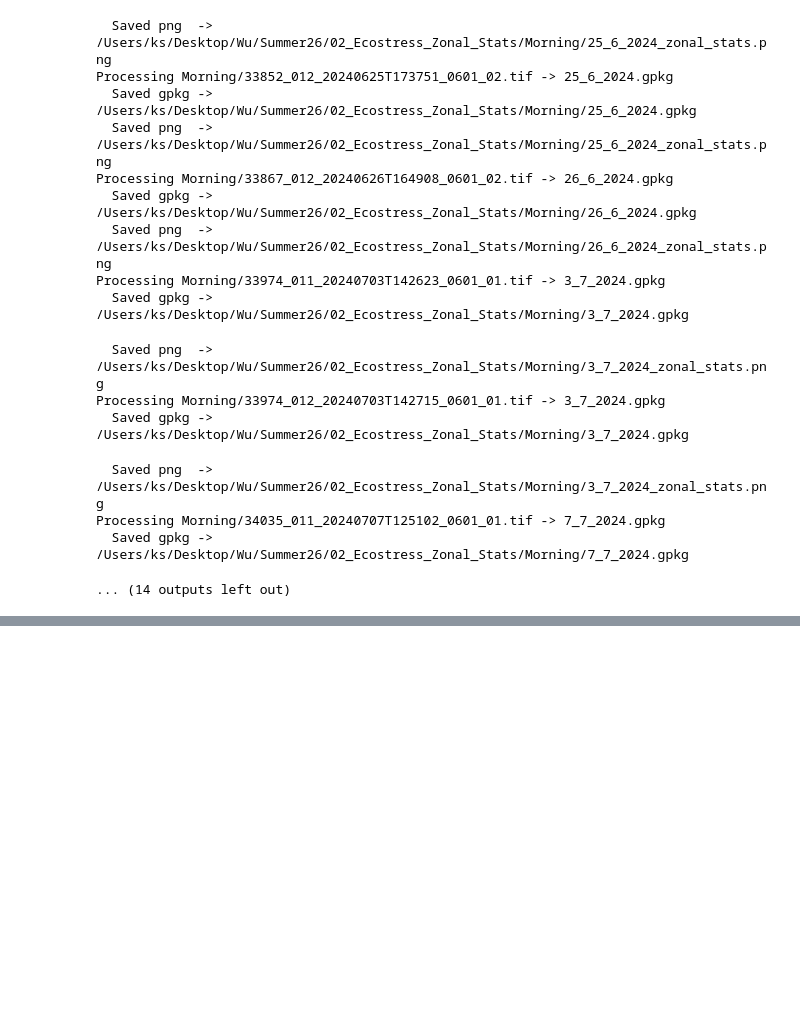
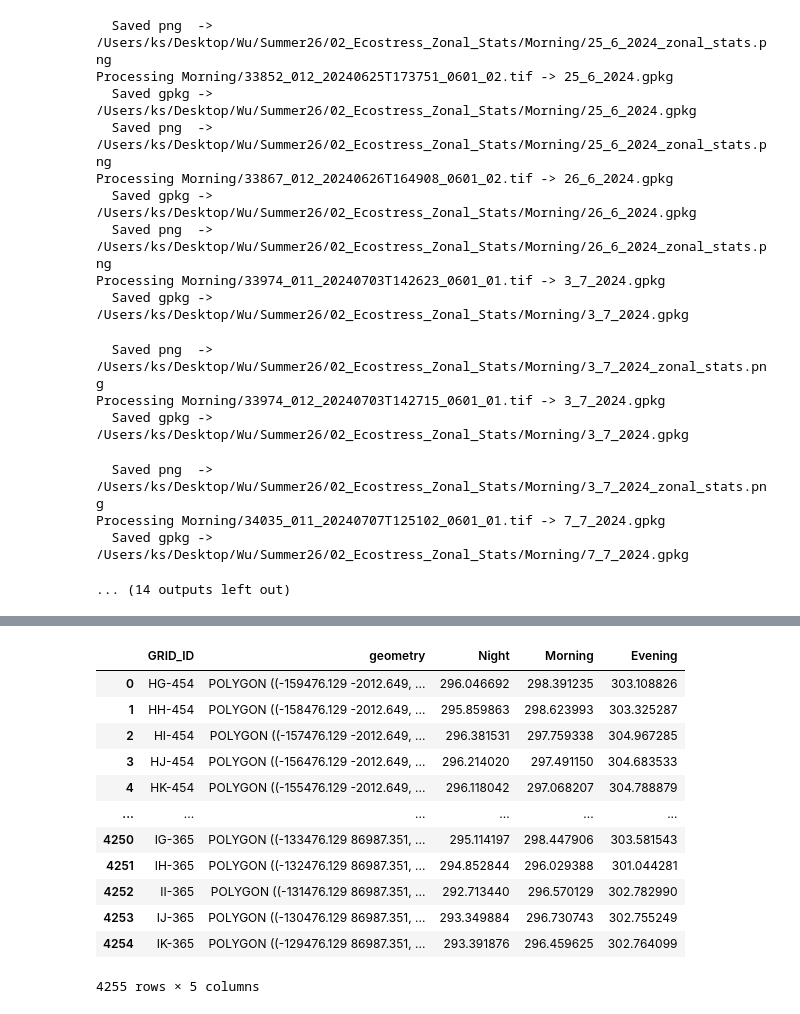
Before and after one commit to kstatham402/Summer26_E3_4County_Analysis, a Jupyter notebook: 02_Manage_Ecostress_Data/02_Calc_Grid_Coverage.ipynb, the cells around one changed output, grey strips where cells are left out. Drawn from its saved outputs; the diff is of its cells as text; code cells hidden in the pictures; blank space fills up the shorter version.

```diff
--- a/02_Manage_Ecostress_Data/02_Calc_Grid_Coverage.ipynb
+++ b/02_Manage_Ecostress_Data/02_Calc_Grid_Coverage.ipynb
@@ -258,7 +258,7 @@ def extract_date_from_filename(filename):
     return f"{dt.day}_{dt.month}_{dt.year}"
 
 
-def compute_zonal_stats(grid_orig, raster_path, grid_id_field="GEOID"):
+def compute_zonal_stats(grid_orig, raster_path, grid_id_field="GRID_ID"):
     """
     For a single tiff, compute mean, median, and stdev of pixel values
     within each grid cell.
@@ -451,3 +451,13 @@ Processing Morning/33974_012_20240703T142715_0601_01.tif -> 3_7_2024.gpkg
 Processing Morning/34035_011_20240707T125102_0601_01.tif -> 7_7_2024.gpkg
   Saved gpkg -> /Users/ks/Desktop/Wu/Summer26/02_Ecostress_Zonal_Stats/Morning/7_7_2024.gpkg
 ... (14 outputs left out)
+# %%
+# ================== Phase-Combined & Final Averages Settings ==================
+PHASE_CATEGORIES = ["Night", "Morning", "Afternoon", "Evening"]
+
+PHASE_COMBINED_DIR = os.path.join(INPUT_FOLDER, "03_Phase_Combined_Dates")
+os.makedirs(PHASE_COMBINED_DIR, exist_ok=True)
+
+FINAL_AVERAGES_DIR = os.path.join(INPUT_FOLDER, "04_Final_Phase_Averages")
+os.makedirs(FINAL_AVERAGES_DIR, exist_ok=True)
+FINAL_AVERAGES_GPKG = os.path.join(FINAL_AVERAGES_DIR, "Final_Phase_Averages.gpkg")
@@ -453,0 +562,29 @@ Processing Morning/34035_011_20240707T125102_0601_01.tif -> 7_7_2024.gpkg
+# %%
+def process_phase_combined_and_final(root_folder, grid_gdf, grid_id_field=GRID_ID_FIELD):
+    final_gdf = grid_gdf[[grid_id_field, "geometry"]].reset_index(drop=True).copy()
+
+    for phase in PHASE_CATEGORIES:
+        wide_gdf = build_phase_combined(root_folder, grid_gdf, phase, grid_id_field=grid_id_field)
+
+        if wide_gdf is None:
+            continue
+
+        out_path = os.path.join(PHASE_COMBINED_DIR, f"{phase}_combined.gpkg")
+        wide_gdf.to_file(out_path, driver="GPKG")
+        print(f"  Saved -> {out_path}")
+
+        date_cols = [c for c in wide_gdf.columns if c not in (grid_id_field, "geometry")]
+        phase_avg = wide_gdf[date_cols].mean(axis=1, skipna=True) if date_cols else np.nan
+
+        avg_df = wide_gdf[[grid_id_field]].copy()
+        avg_df[phase] = phase_avg
+
+        final_gdf = final_gdf.merge(avg_df, on=grid_id_field, how="left")
+
+    final_gdf = gpd.GeoDataFrame(final_gdf, geometry="geometry", crs=grid_gdf.crs)
+    final_gdf.to_file(FINAL_AVERAGES_GPKG, driver="GPKG")
+    print(f"\nFinal phase-averages gpkg saved -> {FINAL_AVERAGES_GPKG}")
+
+    return final_gdf
+# %%
+final_gdf = process_phase_combined_and_final(INPUT_FOLDER, grid_gdf, grid_id_field=GRID_ID_FIELD)
@@ -453,0 +615,16 @@ Processing Morning/34035_011_20240707T125102_0601_01.tif -> 7_7_2024.gpkg
+# %%
+final_gdf
+# %% [output]
+|  | GRID_ID | geometry | Night | Morning | Evening |
+| 0 | HG-454 | POLYGON ((-159476.129 -2012.649, ... | 296.046692 | 298.391235 | 303.108826 |
+| 1 | HH-454 | POLYGON ((-158476.129 -2012.649, ... | 295.859863 | 298.623993 | 303.325287 |
+| 2 | HI-454 | POLYGON ((-157476.129 -2012.649, ... | 296.381531 | 297.759338 | 304.967285 |
+| 3 | HJ-454 | POLYGON ((-156476.129 -2012.649, ... | 296.214020 | 297.491150 | 304.683533 |
+| 4 | HK-454 | POLYGON ((-155476.129 -2012.649, ... | 296.118042 | 297.068207 | 304.788879 |
+| ... | ... | ... | ... | ... | ... |
+| 4250 | IG-365 | POLYGON ((-133476.129 86987.351, ... | 295.114197 | 298.447906 | 303.581543 |
+| 4251 | IH-365 | POLYGON ((-132476.129 86987.351, ... | 294.852844 | 296.029388 | 301.044281 |
+| 4252 | II-365 | POLYGON ((-131476.129 86987.351, ... | 292.713440 | 296.570129 | 302.782990 |
+| 4253 | IJ-365 | POLYGON ((-130476.129 86987.351, ... | 293.349884 | 296.730743 | 302.755249 |
+| 4254 | IK-365 | POLYGON ((-129476.129 86987.351, ... | 293.391876 | 296.459625 | 302.764099 |
+4255 rows × 5 columns
```
Also changed, not shown: parts of 6 cells of this notebook, 17 other files.
